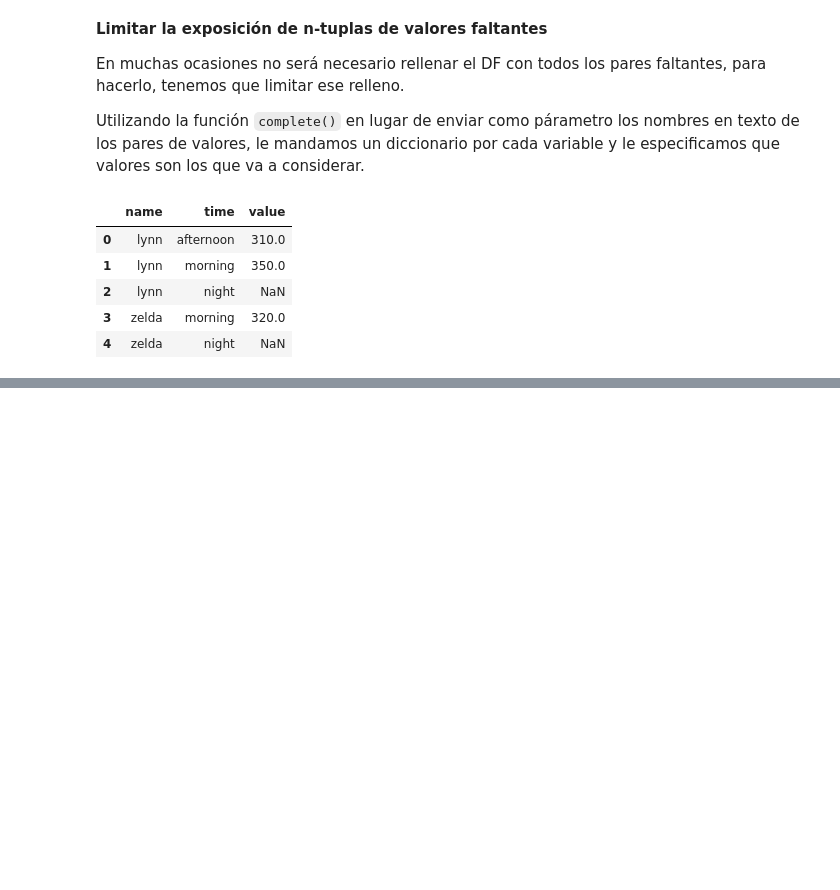
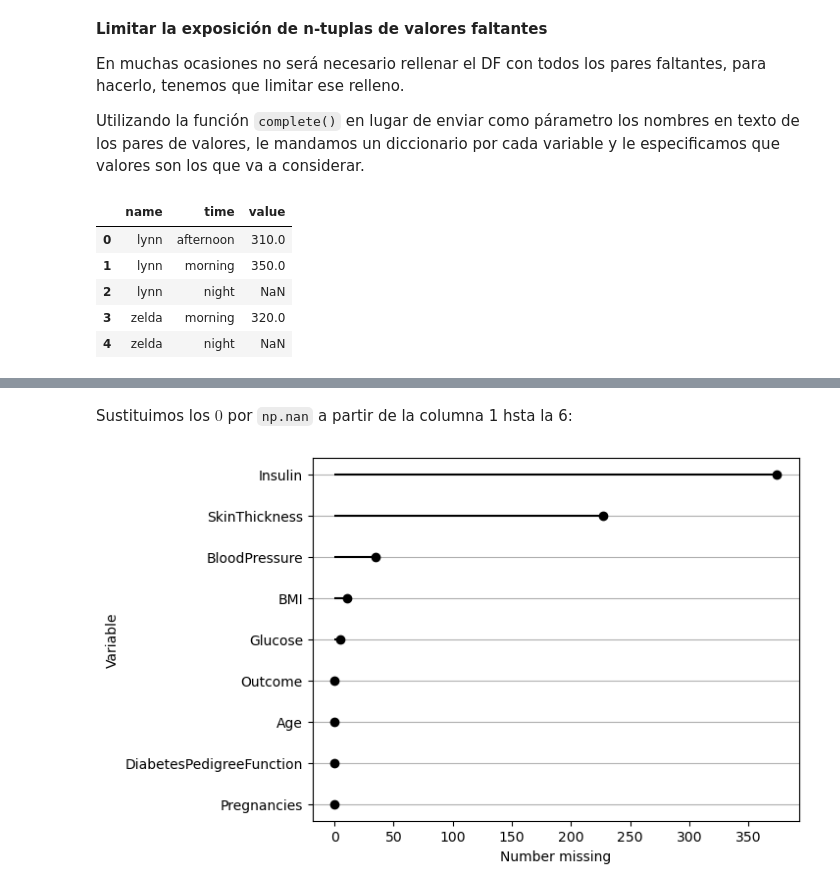
Before and after one commit to pahoalapizco/exploration_missing_values, a Jupyter notebook: notebooks/1.0-exploration_missing_values-manage.ipynb, the cells around one changed output, grey strips where cells are left out. Drawn from its saved outputs; the diff is of its cells as text; code cells hidden in the pictures; blank space fills up the shorter version.

```diff
--- a/notebooks/1.0-exploration_missing_values-manage.ipynb
+++ b/notebooks/1.0-exploration_missing_values-manage.ipynb
@@ -689,0 +744,9 @@ Utilizando la función `complete()` en lugar de enviar como párametro los nombr
+# %% [markdown]
+Sustituimos los $0$ por `np.nan` a partir de la columna 1 hsta la 6:
+# %%
+diabetes_df[diabetes_df.columns[1:6]] = diabetes_df[diabetes_df.columns[1:6]].replace(0, np.nan )
+
+# Visualizamos
+diabetes_df.missing.missing_variable_plot()
+# %% [output]
+[figure, added]
```
Also changed, not shown: parts of 19 cells of this notebook.
